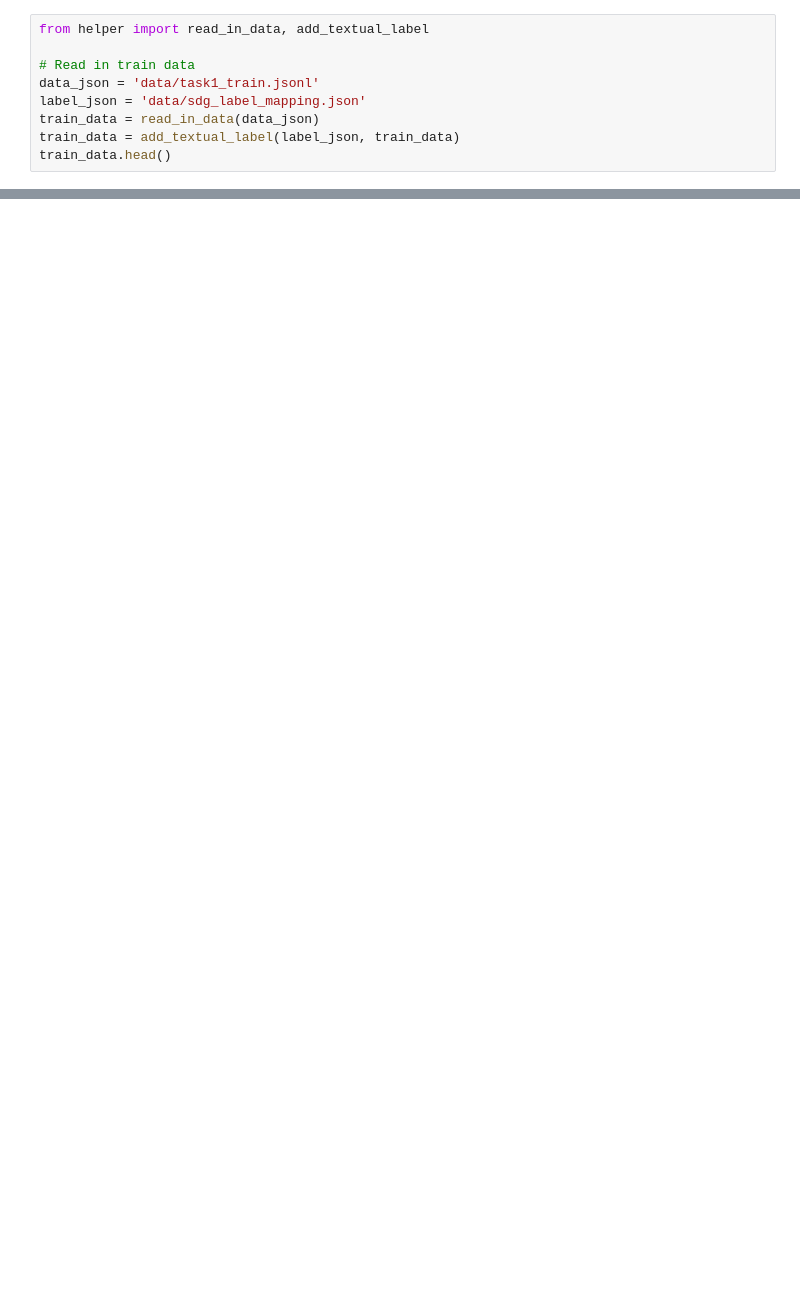
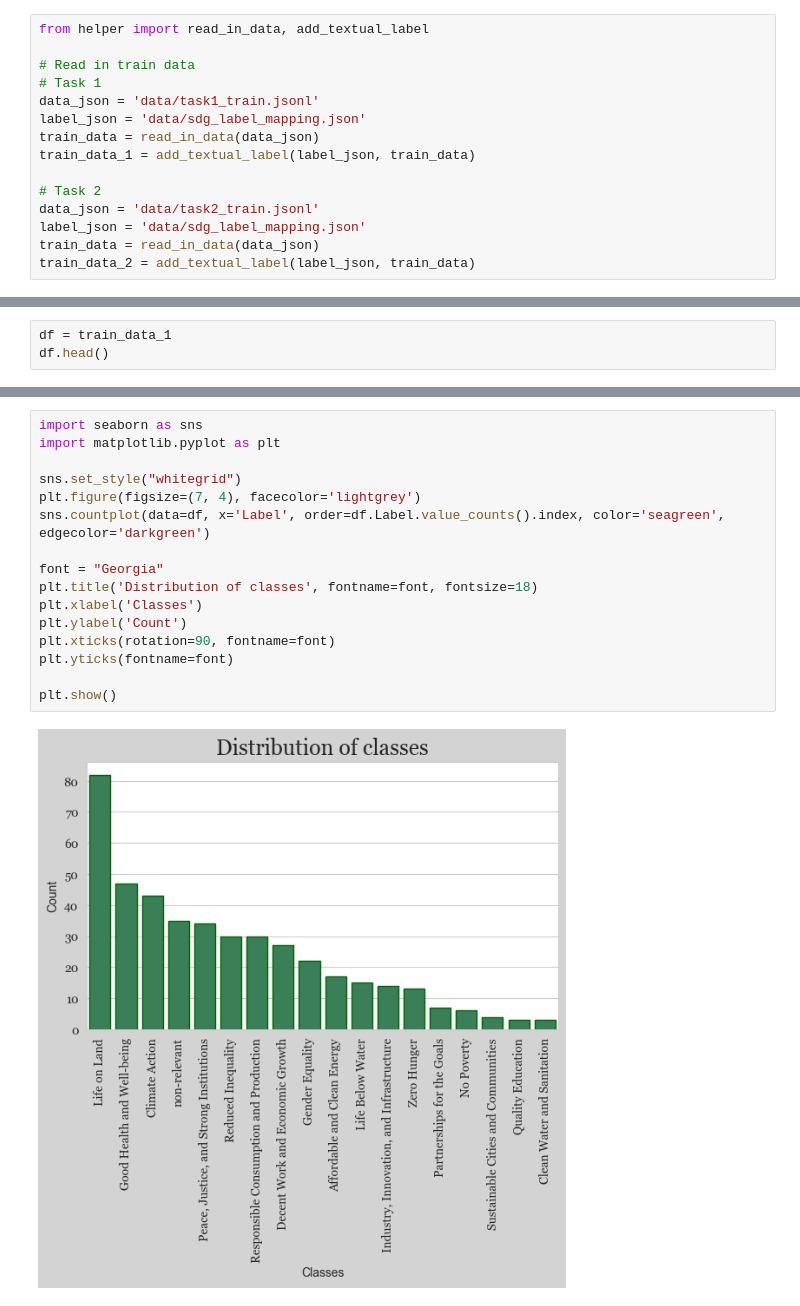
Before and after one commit to vera-bernhard/SwissTextSDG, a Jupyter notebook: analysis.ipynb, the cells around one changed output, grey strips where cells are left out. Saved outputs shown, nothing was run; the diff lists cells and outputs as text; blank space fills up the shorter version.

Commit message:
perform train data analysis

```diff
--- a/analysis.ipynb
+++ b/analysis.ipynb
@@ -4,8 +8,14 @@
 from helper import read_in_data, add_textual_label
 
 # Read in train data
+# Task 1
 data_json = 'data/task1_train.jsonl'
 label_json = 'data/sdg_label_mapping.json'
 train_data = read_in_data(data_json)
-train_data = add_textual_label(label_json, train_data)
-train_data.head()
+train_data_1 = add_textual_label(label_json, train_data)
+
+# Task 2
+data_json = 'data/task2_train.jsonl'
+label_json = 'data/sdg_label_mapping.json'
+train_data = read_in_data(data_json)
+train_data_2 = add_textual_label(label_json, train_data)
@@ -18,0 +27,3 @@ train_data.head()
+# %%
+df = train_data_1
+df.head()
@@ -18,0 +82,18 @@ train_data.head()
+# %%
+import seaborn as sns
+import matplotlib.pyplot as plt
+
+sns.set_style("whitegrid")
+plt.figure(figsize=(7, 4), facecolor='lightgrey')
+sns.countplot(data=df, x='Label', order=df.Label.value_counts().index, color='seagreen', edgecolor='darkgreen')
+
+font = "Georgia"
+plt.title('Distribution of classes', fontname=font, fontsize=18)
+plt.xlabel('Classes')
+plt.ylabel('Count')
+plt.xticks(rotation=90, fontname=font)
+plt.yticks(fontname=font)
+
+plt.show()
+# %% [output]
+[figure, added]
```
Also changed, not shown: parts of 21 cells of this notebook, 2 other files.
